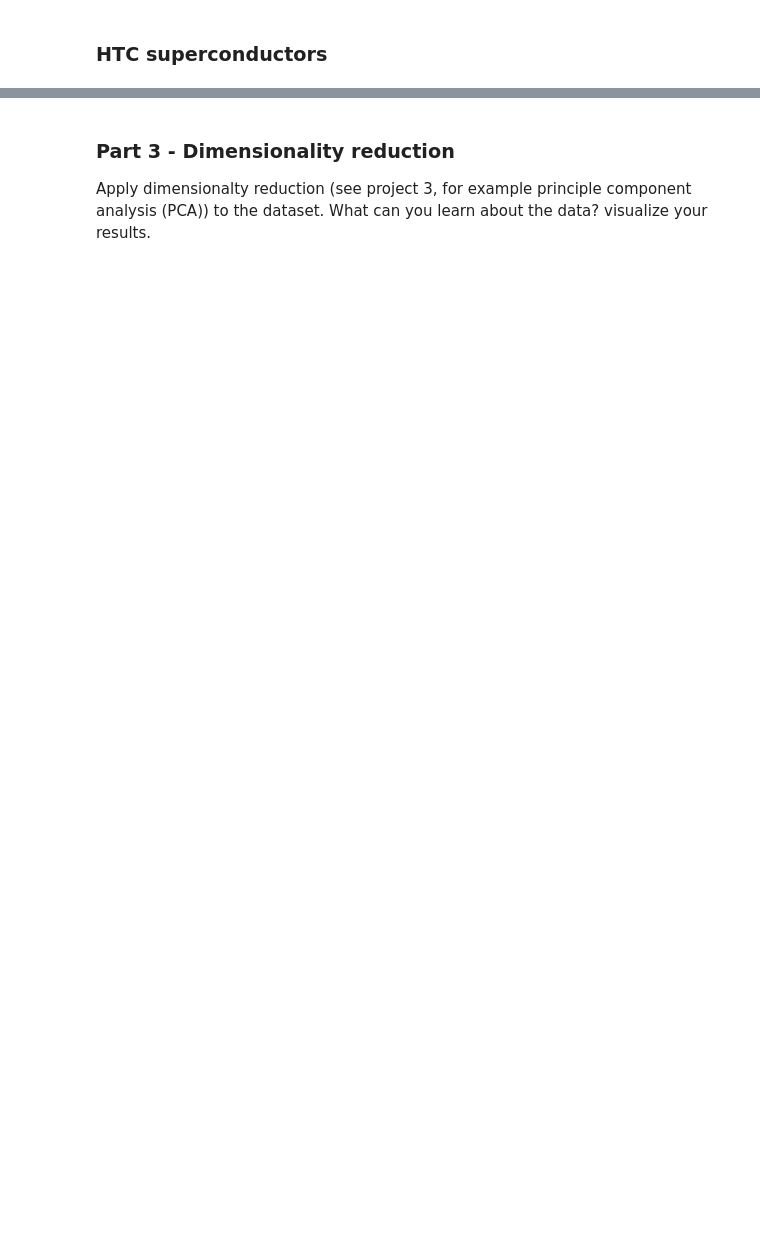
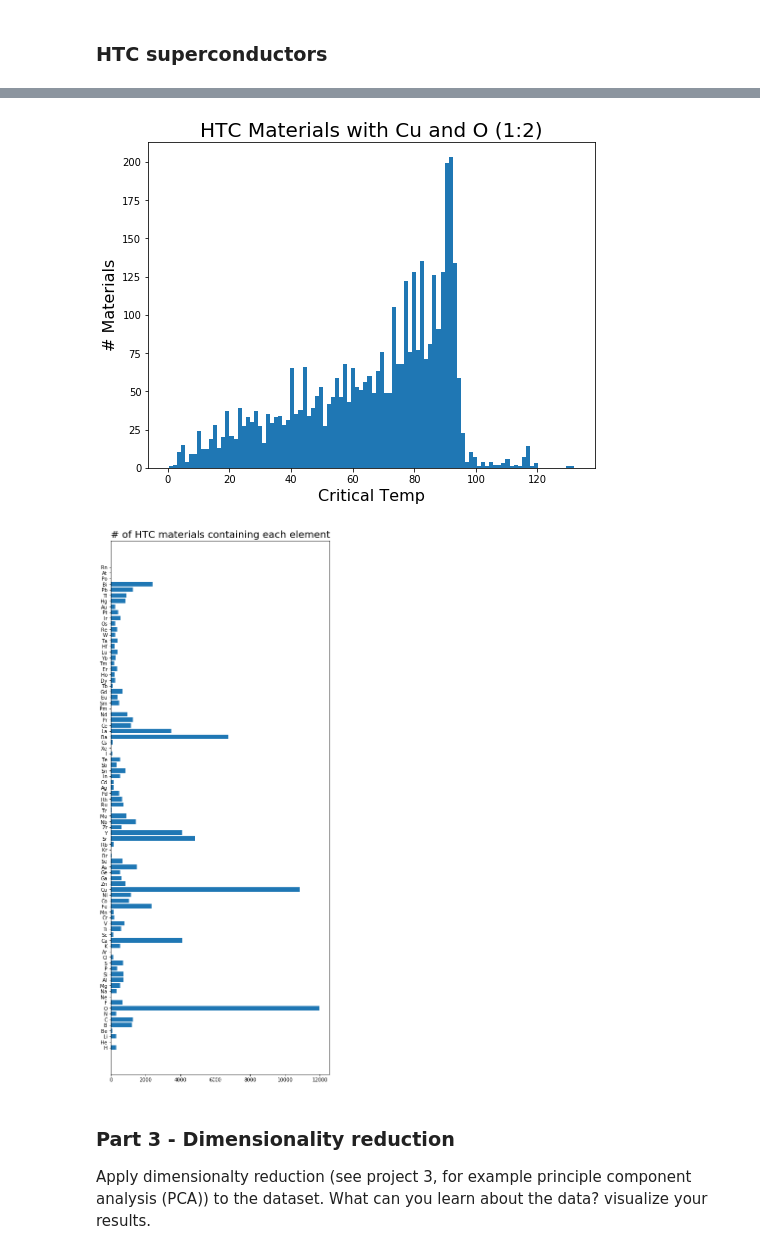
Before and after one commit to OSUScientificComputing464/final-project-discer151, a Jupyter notebook: FinalProject.ipynb, the cells around one changed output, grey strips where cells are left out. Cells and saved outputs as stored; diff of their text form; code cells hidden in the pictures; blank space fills up the shorter version.

```diff
--- a/FinalProject.ipynb
+++ b/FinalProject.ipynb
@@ -124,3 +143,8 @@ txt = plt.title('# of materials containing each element', fontsize=20)
+# %%
+vis_data(htcr_data,('HTC Materials with Cu and O (1:2)','# of HTC materials containing each element'))
+# %% [output]
+[figure, added]
+[figure, added]
 # %% [markdown]
 ### Part 3 - Dimensionality reduction
 
```
Also changed, not shown: parts of 16 cells of this notebook.
